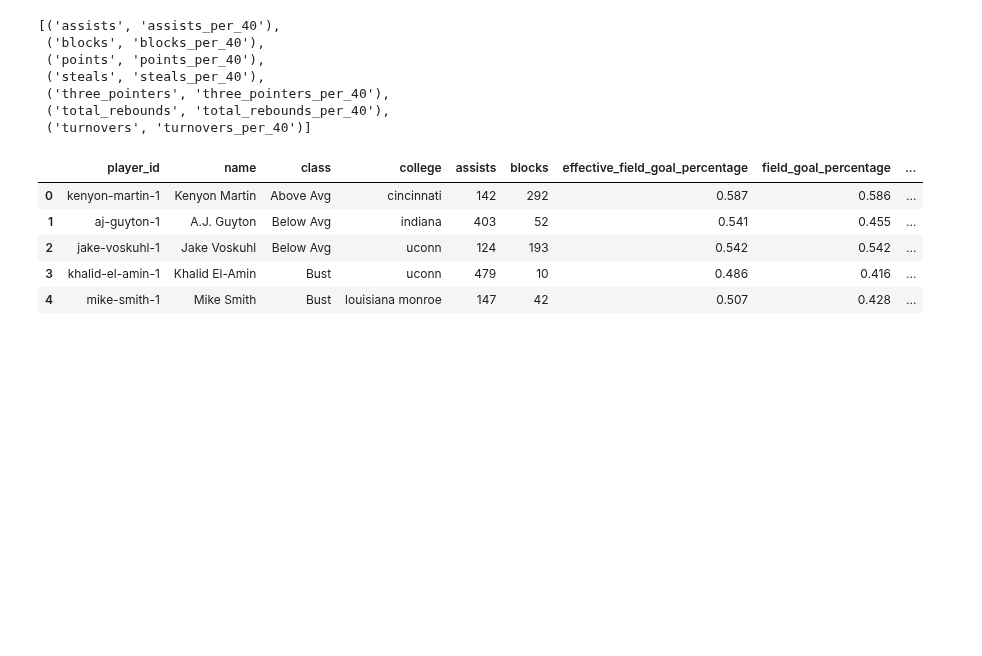
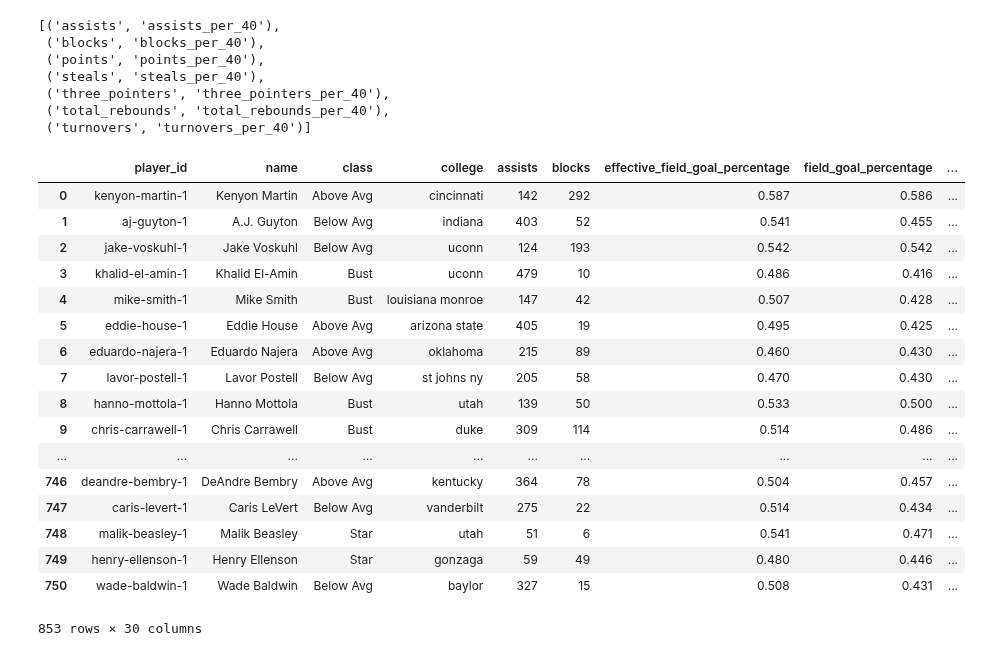
Before and after one commit to woodfin8/Draft_Machine, a Jupyter notebook: keith_test.ipynb, the cells around one changed output. Drawn from its saved outputs; the diff is of its cells as text; code cells hidden in the pictures; blank space fills up the shorter version.

```diff
--- a/keith_test.ipynb
+++ b/keith_test.ipynb
@@ -433,4 +452,4 @@ ncaa_df["class"] = clean_df["Class"]
 ncaa2_df = ncaa_df[["player_id", "name",  "class", "college", "assists", "blocks", "effective_field_goal_percentage",
                     "field_goal_percentage", "free_throw_attempt_rate","free_throw_percentage", "games_played", "height",
                     "minutes_played", "points","steals", "three_point_percentage", "three_pointers", "total_rebounds",
-                    "true_shooting_percentage", "turnover_percentage", "turnovers", "weight", "win_shares_per_40_minutes" ]]
+                    "true_shooting_percentage", "turnover_percentage", "turnovers", "win_shares_per_40_minutes" ]]
@@ -459,13 +483,26 @@ combined_40
 #run for loop to create per_40 columns
 for stat in combined_40:
     ncaa2_df[stat[1]] = (ncaa2_df[stat[0]] /ncaa2_df["minutes_played"])*40
-# %%
-ncaa2_df.head()
-# %% [output]
-|  | player_id | name | class | college | assists | blocks | effective_field_goal_percentage | field_goal_percentage | ... |
-| 0 | kenyon-martin-1 | Kenyon Martin | Above Avg | cincinnati | 142 | 292 | 0.587 | 0.586 | ... |
-| 1 | aj-guyton-1 | A.J. Guyton | Below Avg | indiana | 403 | 52 | 0.541 | 0.455 | ... |
-| 2 | jake-voskuhl-1 | Jake Voskuhl | Below Avg | uconn | 124 | 193 | 0.542 | 0.542 | ... |
-| 3 | khalid-el-amin-1 | Khalid El-Amin | Bust | uconn | 479 | 10 | 0.486 | 0.416 | ... |
-| 4 | mike-smith-1 | Mike Smith | Bust | louisiana monroe | 147 | 42 | 0.507 | 0.428 | ... |
+# %%
+#fill nan's with column mean
+ncaa2_df.fillna(ncaa2_df.mean())
+# %% [output]
+|  | player_id | name | class | college | assists | blocks | effective_field_goal_percentage | field_goal_percentage | ... |
+| 0 | kenyon-martin-1 | Kenyon Martin | Above Avg | cincinnati | 142 | 292 | 0.587 | 0.586 | ... |
+| 1 | aj-guyton-1 | A.J. Guyton | Below Avg | indiana | 403 | 52 | 0.541 | 0.455 | ... |
+| 2 | jake-voskuhl-1 | Jake Voskuhl | Below Avg | uconn | 124 | 193 | 0.542 | 0.542 | ... |
+| 3 | khalid-el-amin-1 | Khalid El-Amin | Bust | uconn | 479 | 10 | 0.486 | 0.416 | ... |
+| 4 | mike-smith-1 | Mike Smith | Bust | louisiana monroe | 147 | 42 | 0.507 | 0.428 | ... |
+| 5 | eddie-house-1 | Eddie House | Above Avg | arizona state | 405 | 19 | 0.495 | 0.425 | ... |
+| 6 | eduardo-najera-1 | Eduardo Najera | Above Avg | oklahoma | 215 | 89 | 0.460 | 0.430 | ... |
+| 7 | lavor-postell-1 | Lavor Postell | Below Avg | st johns ny | 205 | 58 | 0.470 | 0.430 | ... |
+| 8 | hanno-mottola-1 | Hanno Mottola | Bust | utah | 139 | 50 | 0.533 | 0.500 | ... |
+| 9 | chris-carrawell-1 | Chris Carrawell | Bust | duke | 309 | 114 | 0.514 | 0.486 | ... |
+| ... | ... | ... | ... | ... | ... | ... | ... | ... | ... |
+| 746 | deandre-bembry-1 | DeAndre Bembry | Above Avg | kentucky | 364 | 78 | 0.504 | 0.457 | ... |
+| 747 | caris-levert-1 | Caris LeVert | Below Avg | vanderbilt | 275 | 22 | 0.514 | 0.434 | ... |
+| 748 | malik-beasley-1 | Malik Beasley | Star | utah | 51 | 6 | 0.541 | 0.471 | ... |
+| 749 | henry-ellenson-1 | Henry Ellenson | Star | gonzaga | 59 | 49 | 0.480 | 0.446 | ... |
+| 750 | wade-baldwin-1 | Wade Baldwin | Below Avg | baylor | 327 | 15 | 0.508 | 0.431 | ... |
+853 rows × 30 columns
 # %%
```
Also changed, not shown: parts of 19 cells of this notebook.
